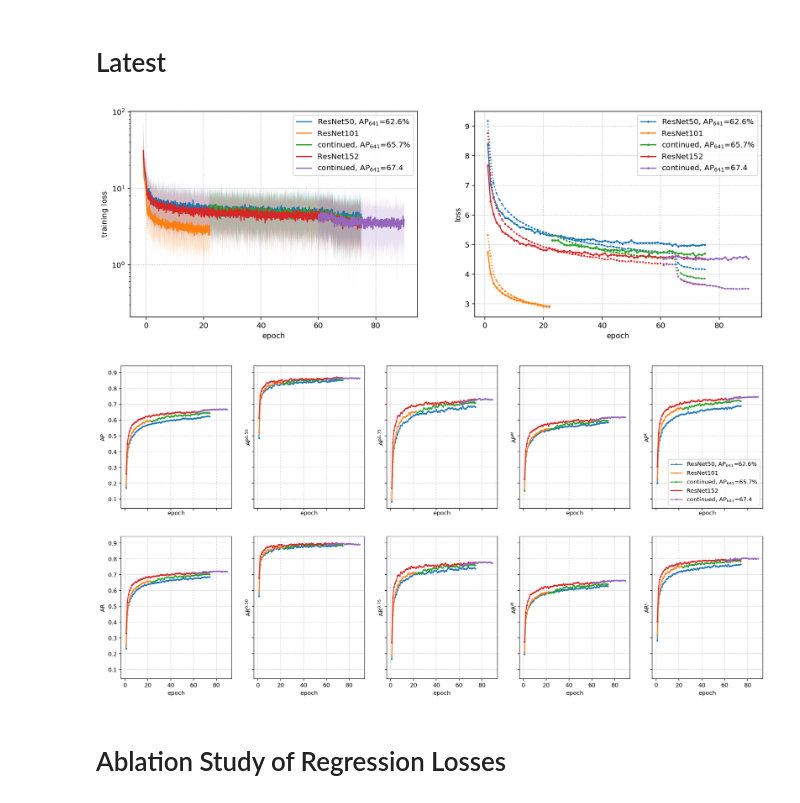
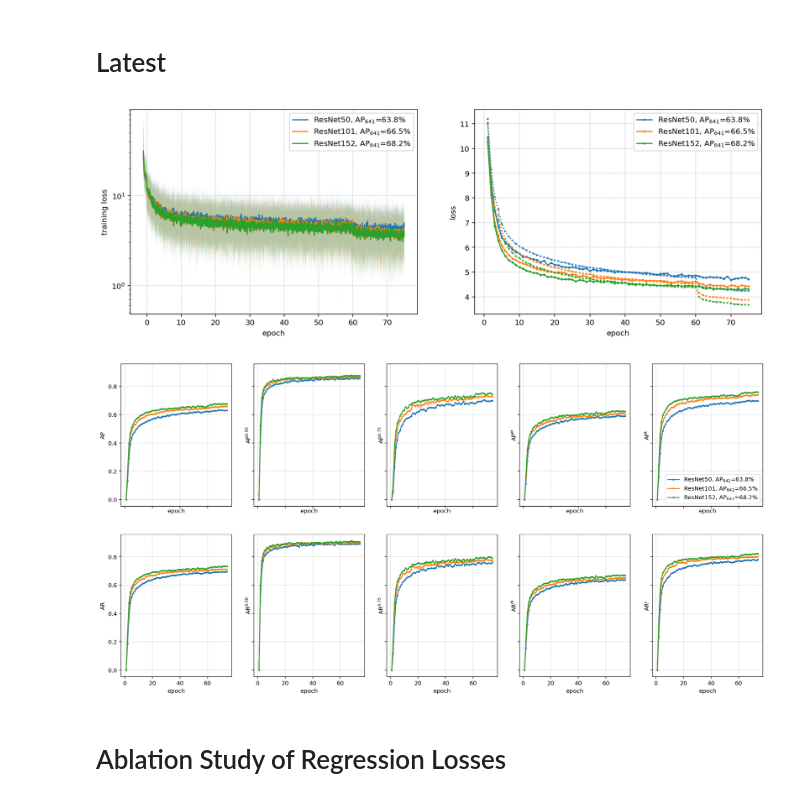
Before and after one commit to openpifpaf/openpifpaf, a Jupyter notebook: docs/studies.ipynb, the cells around one changed output. Drawn from its saved outputs; the diff is of its cells as text; code cells hidden in the pictures.

```diff
--- a/docs/studies.ipynb
+++ b/docs/studies.ipynb
@@ -12,29 +12,25 @@ import openpifpaf.logs
 # %%
 fig, (ax1, ax2) = plt.subplots(ncols=2, figsize=(15, 5))
 plots = openpifpaf.logs.Plots([
-    '../outputs/resnet50block5-pif-paf-edge401-190315-214317.pkl.log',
-    '../outputs/resnet101block5-pif-paf-edge401-190312-174323.pkl.log',
-    '../outputs/resnet101block5-pif-paf-edge401-190313-100107.pkl.log',
-    '../outputs/resnet152block5-pif-paf-edge401-190317-122933.pkl.log',
-    '../outputs/resnet152block5-pif-paf-edge401-190322-092459.pkl.log',
+    '../outputs/resnet50block5-pif-paf-edge401-190424-122009.pkl.log',
+    '../outputs/resnet101block5-pif-paf-edge401-190412-151013.pkl.log',
+    '../outputs/resnet152block5-pif-paf-edge401-190412-121848.pkl.log',
 ], [
-    'ResNet50, AP$_{641}$=62.6%',
-    'ResNet101',
-    'continued, AP$_{641}$=65.7%',
-    'ResNet152',
-    'continued, AP$_{641}$=67.4',
+    'ResNet50, AP$_{641}$=63.8%',
+    'ResNet101, AP$_{641}$=66.6%',
+    'ResNet152, AP$_{641}$=68.2%',
 ])
 #pprint(plots.process_arguments())
 plots.train(ax1); ax1.set_yscale('log', nonposy='clip')
 plots.epoch_loss(ax2)
 
 # Precision and Recall plots
 fig, axs = plt.subplots(nrows=2, ncols=5, figsize=(20, 10), sharey=True, sharex=True)
 openpifpaf.logs.EvalPlots(plots.log_files, plots.labels, edge=641, samples=500).fill_all(axs)
 axs[0, 4].legend();
 # %% [output]
-[figure, old version]
+[figure, new version]
-[figure, old version]
+[figure, new version]
 # %% [markdown]
 # Ablation Study of Regression Losses
 # %%
```
Also changed, not shown: 5 other files.
